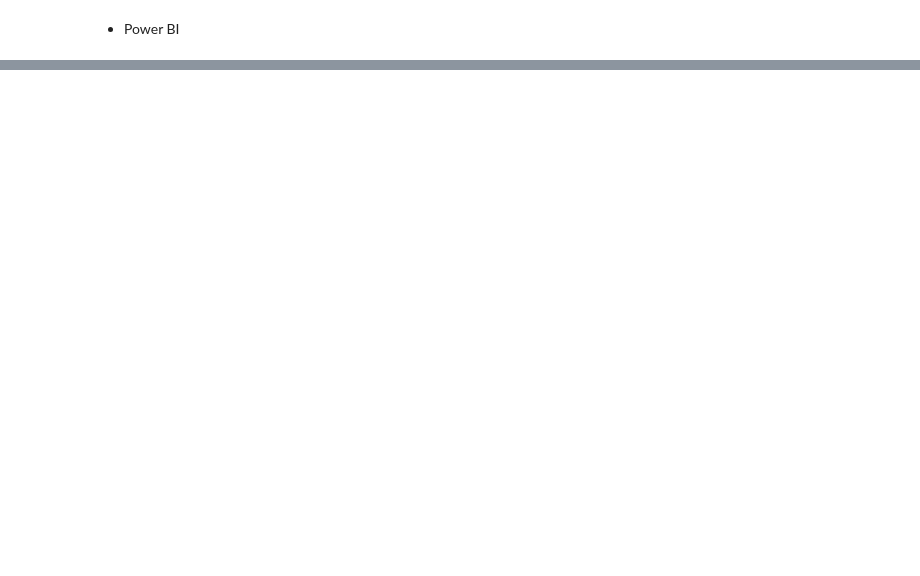
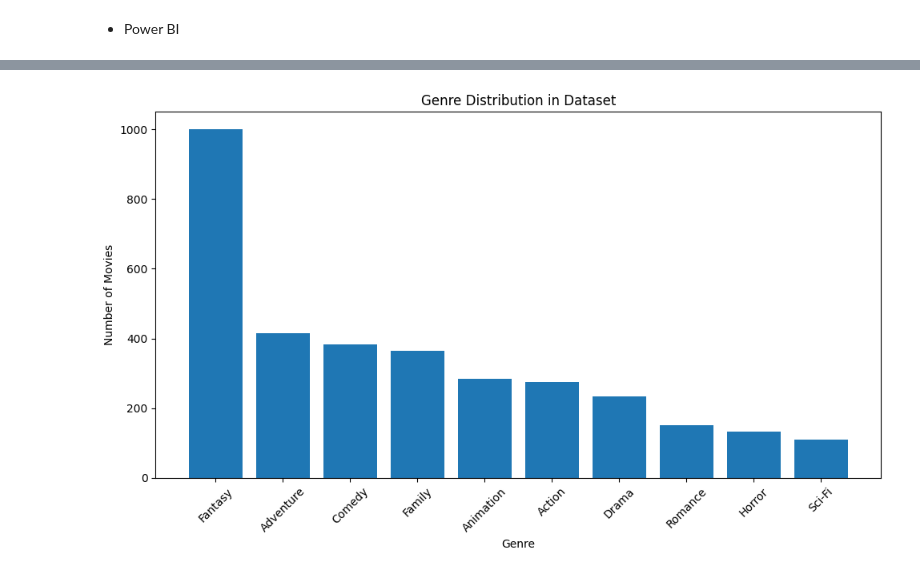
Before and after one commit to GrannyApples/Grupp7_Datavisualisering_DE_UX, a Jupyter notebook: notebooks/eda_ghalia.ipynb, the cells around one changed output, grey strips where cells are left out. Cells and saved outputs as stored; diff of their text form; code cells hidden in the pictures; blank space fills up the shorter version.

Commit message:
Added storytelling genre distribution graph

```diff
--- a/notebooks/eda_ghalia.ipynb
+++ b/notebooks/eda_ghalia.ipynb
@@ -211,0 +242,33 @@ df.to_csv('/Users/ghaliaghazal/Documents/Grupp7_Datavisualisering_DE_UX/data/pro
+# %%
+from collections import Counter
+import matplotlib.pyplot as plt
+
+# dela upp genres
+all_genres = df["genres"].dropna().str.split(", ")
+
+# platta ut listan
+flat_genres = [g for sublist in all_genres for g in sublist]
+
+# räkna antal per genre
+genre_counts = Counter(flat_genres)
+
+# ta top 10
+top_genres = genre_counts.most_common(10)
+
+labels = [g[0] for g in top_genres]
+values = [g[1] for g in top_genres]
+
+plt.figure(figsize=(10,6))
+plt.bar(labels, values)
+
+plt.title("Genre Distribution in Dataset")
+plt.xlabel("Genre")
+plt.ylabel("Number of Movies")
+
+plt.savefig("storytelling_genre_distribution.png", dpi=200, bbox_inches="tight")
+plt.xticks(rotation=45)
+plt.tight_layout()
+
+plt.show()
+# %% [output]
+[figure, added]
```
Also changed, not shown: parts of 15 cells of this notebook, 3 other files.
